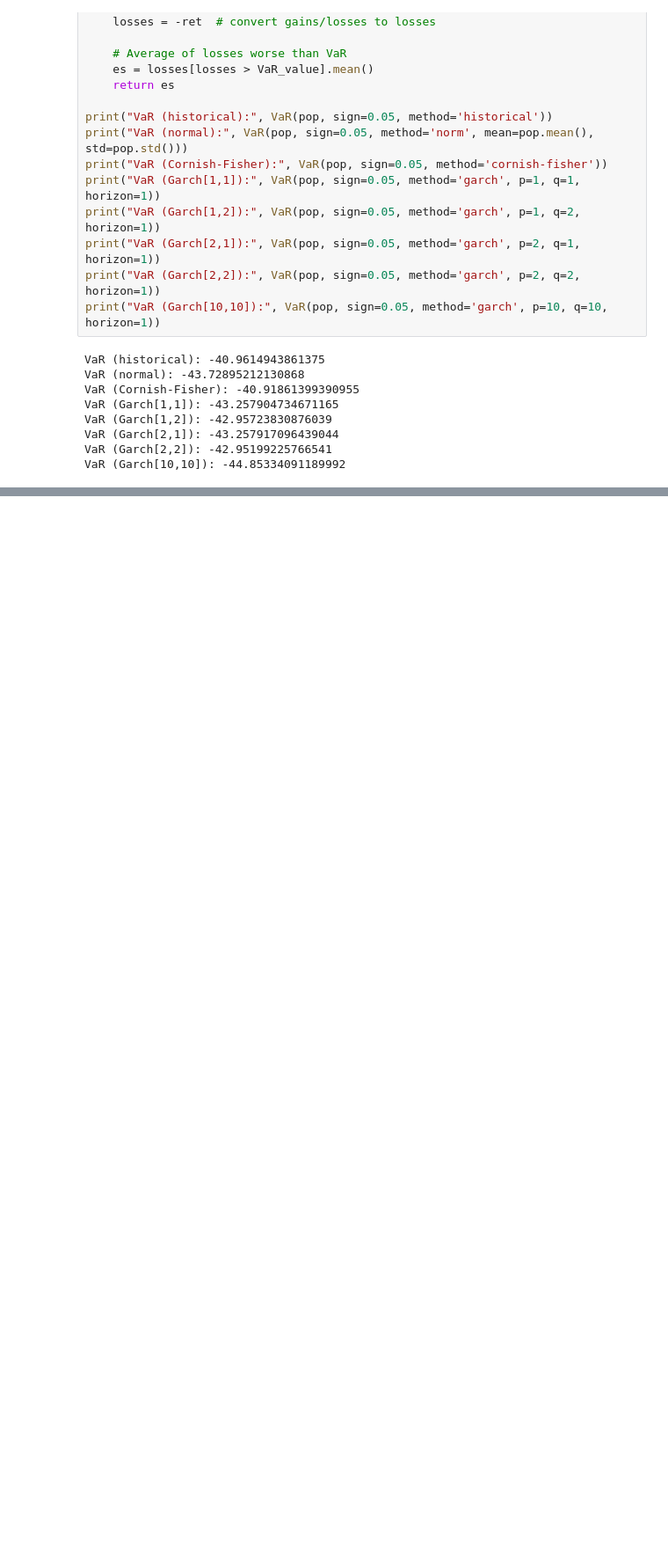
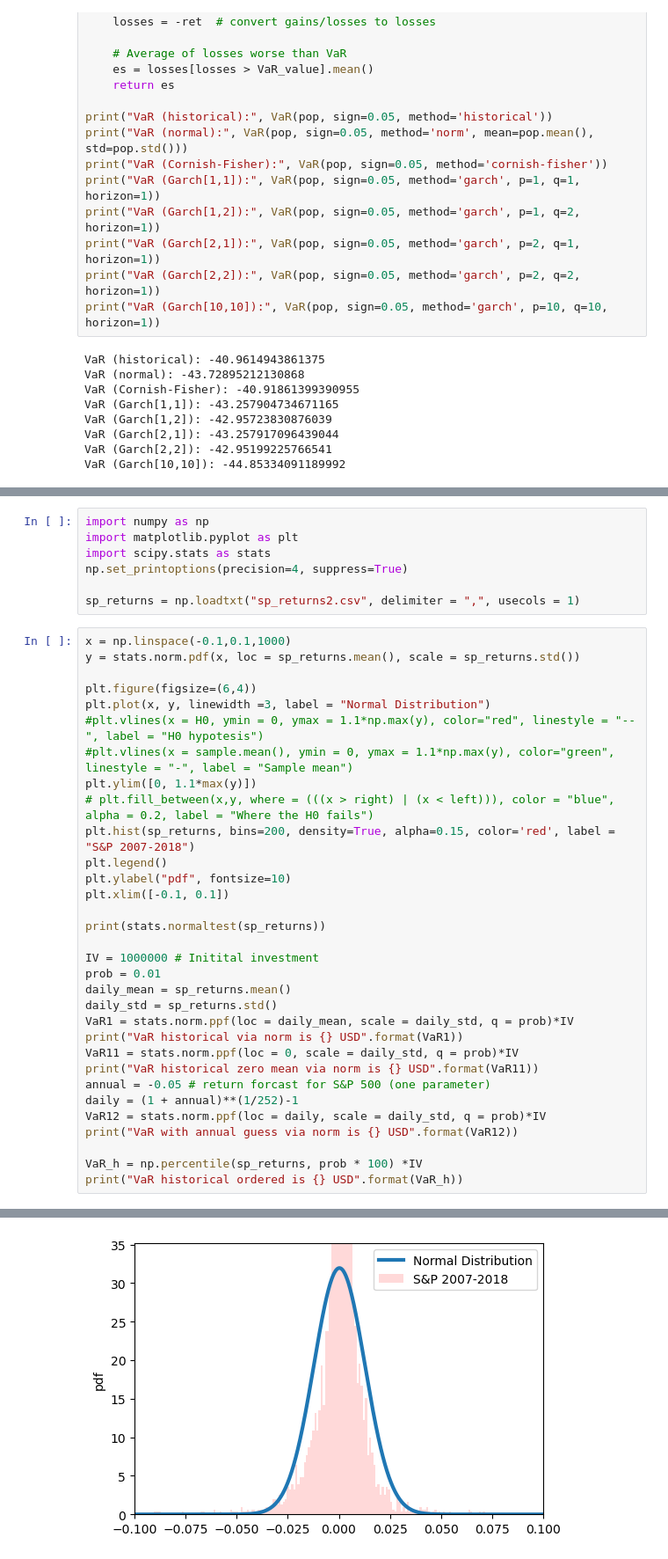
Before and after one commit to OlesMatsyshyn/Risk, a Jupyter notebook: Risk_Exercises/Risk_Exercises.ipynb, the cells around one changed output, grey strips where cells are left out. Shown: that part at 88% size. Drawn from its saved outputs; the diff is of its cells as text; blank space fills up the shorter version.

```diff
--- a/Risk_Exercises/Risk_Exercises.ipynb
+++ b/Risk_Exercises/Risk_Exercises.ipynb
@@ -691,0 +781,40 @@ conf_int_20[0]
+# %%
+import numpy as np
+import matplotlib.pyplot as plt
+import scipy.stats as stats
+np.set_printoptions(precision=4, suppress=True)
+
+sp_returns = np.loadtxt("sp_returns2.csv", delimiter = ",", usecols = 1)
+# %%
+x = np.linspace(-0.1,0.1,1000)
+y = stats.norm.pdf(x, loc = sp_returns.mean(), scale = sp_returns.std())
+
+plt.figure(figsize=(6,4))
+plt.plot(x, y, linewidth =3, label = "Normal Distribution")
+#plt.vlines(x = H0, ymin = 0, ymax = 1.1*np.max(y), color="red", linestyle = "--", label = "H0 hypotesis")
+#plt.vlines(x = sample.mean(), ymin = 0, ymax = 1.1*np.max(y), color="green", linestyle = "-", label = "Sample mean")
+plt.ylim([0, 1.1*max(y)])
+# plt.fill_between(x,y, where = (((x > right) | (x < left))), color = "blue", alpha = 0.2, label = "Where the H0 fails")
+plt.hist(sp_returns, bins=200, density=True, alpha=0.15, color='red', label = "S&P 2007-2018")
+plt.legend()
+plt.ylabel("pdf", fontsize=10)
+plt.xlim([-0.1, 0.1])
+
+print(stats.normaltest(sp_returns))
+
+IV = 1000000 # Initital investment
+prob = 0.01
+daily_mean = sp_returns.mean()
+daily_std = sp_returns.std()
+VaR1 = stats.norm.ppf(loc = daily_mean, scale = daily_std, q = prob)*IV
+print("VaR historical via norm is {} USD".format(VaR1))
+VaR11 = stats.norm.ppf(loc = 0, scale = daily_std, q = prob)*IV
+print("VaR historical zero mean via norm is {} USD".format(VaR11))
+annual = -0.05 # return forcast for S&P 500 (one parameter)
+daily = (1 + annual)**(1/252)-1
+VaR12 = stats.norm.ppf(loc = daily, scale = daily_std, q = prob)*IV
+print("VaR with annual guess via norm is {} USD".format(VaR12))
+
+VaR_h = np.percentile(sp_returns, prob * 100) *IV
+print("VaR historical ordered is {} USD".format(VaR_h))
+# %% [output]
@@ -691,0 +826 @@ conf_int_20[0]
+[figure, added]
```
Also changed, not shown: parts of 10 cells of this notebook, 1 other file.
